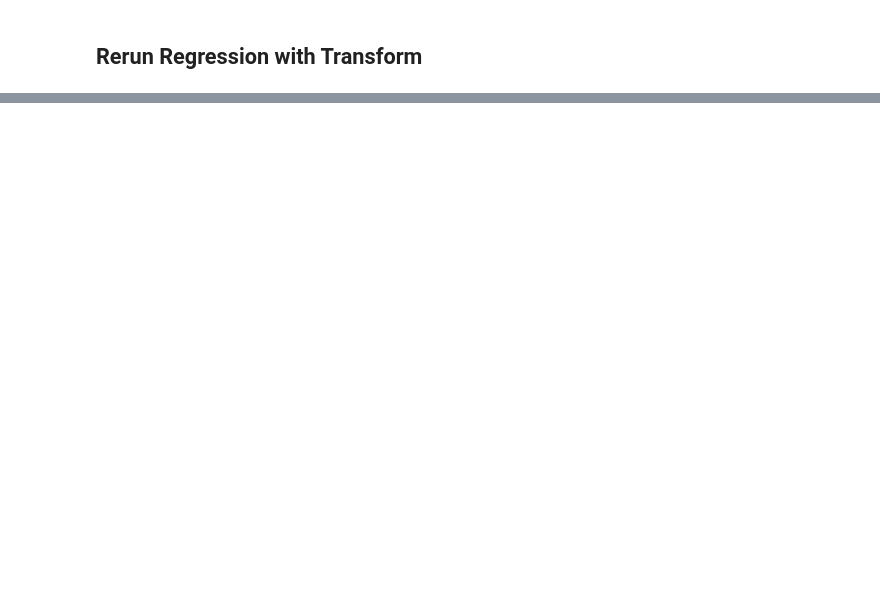
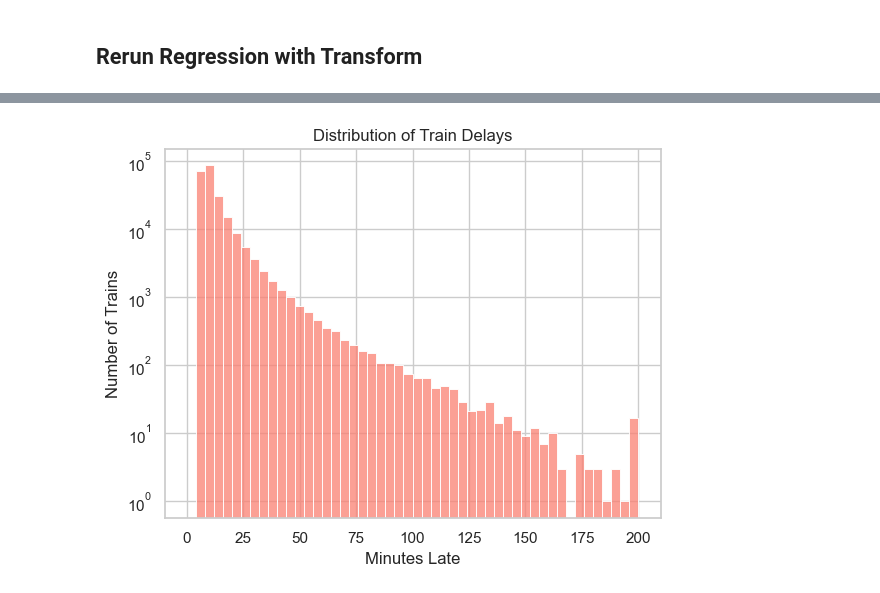
Before and after one commit to WSU-CS6580-Spring2026/Team-Hill-And-Friend, a Jupyter notebook: notebooks/EDA.ipynb, the cells around one changed output, grey strips where cells are left out. Drawn from its saved outputs; the diff is of its cells as text; code cells hidden in the pictures; blank space fills up the shorter version.

```diff
--- a/notebooks/EDA.ipynb
+++ b/notebooks/EDA.ipynb
@@ -869,0 +880,5 @@ plt.tight_layout()
+# %%
+df_merged = merged_dataset()
+print(df_merged.head())
+print(df_merged.tail())
+df_merged['minutes_late'].describe()
@@ -869,0 +912,17 @@ plt.tight_layout()
+# %%
+sns.histplot(
+    df_merged['minutes_late'],
+    bins=50,
+    binrange=(0, 200),
+    color='salmon',
+    kde=False
+)
+
+# Add labels and title
+plt.yscale('log')
+plt.xlabel("Minutes Late")
+plt.ylabel("Number of Trains")
+plt.title("Distribution of Train Delays")
+plt.show()
+# %% [output]
+[figure, added]
```
Also changed, not shown: parts of 19 cells of this notebook, 5 other files.
